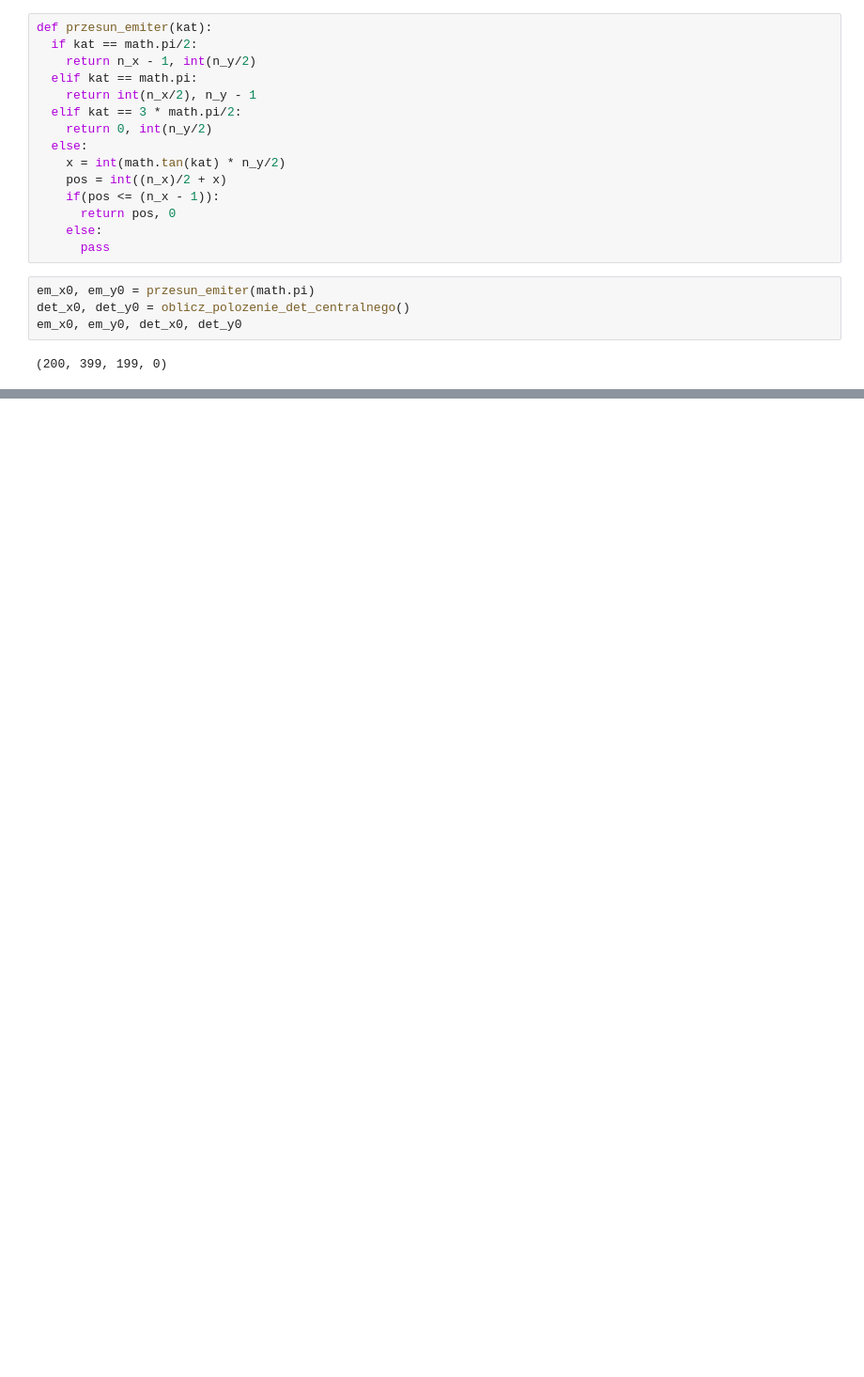
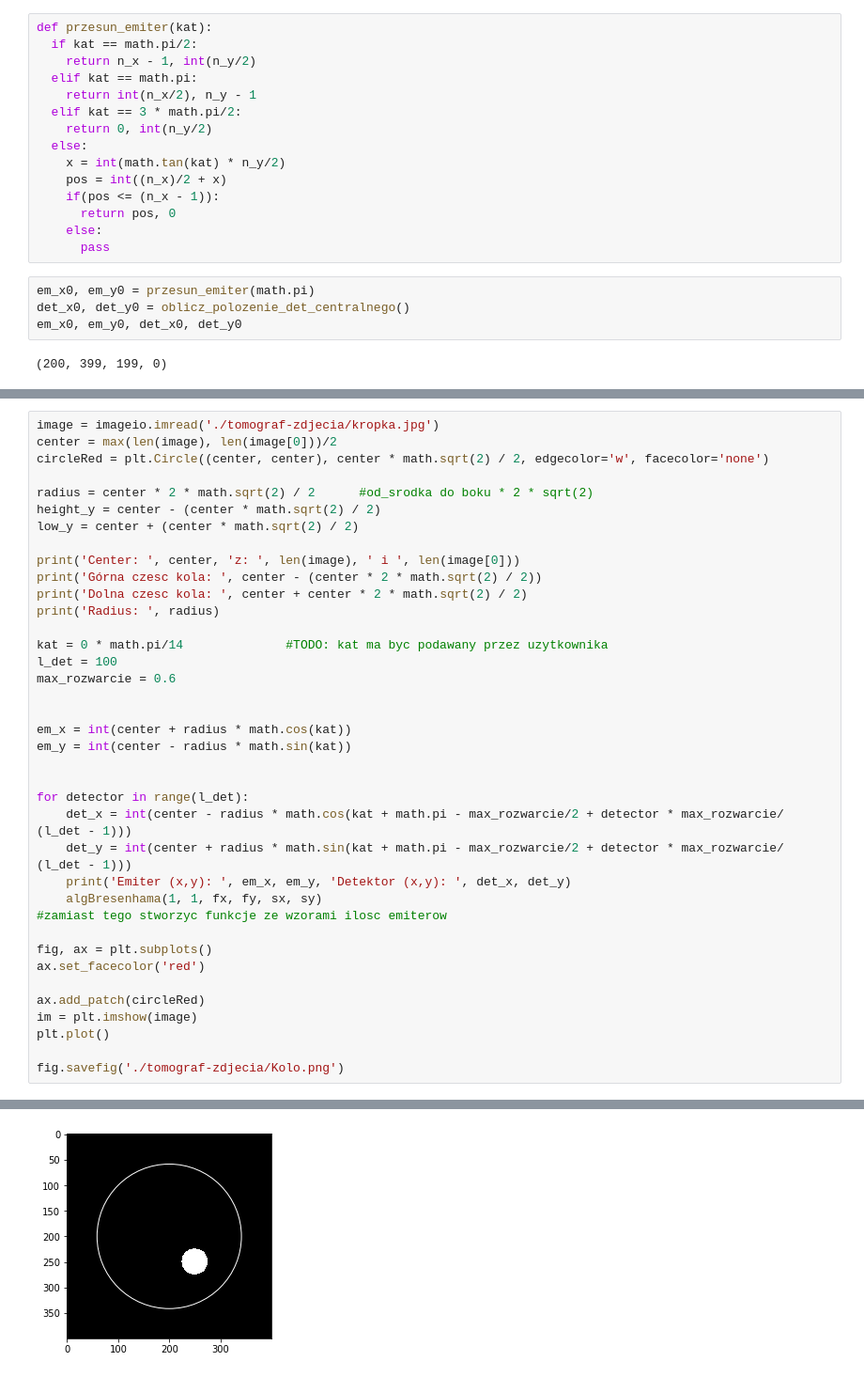
Before and after one commit to EwaKomkowska/Informatyka_w_medycynie, a Jupyter notebook: Tomograf.ipynb, the cells around one changed output, grey strips where cells are left out. Shown at 94% size. Cells and saved outputs as stored; diff of their text form; blank space fills up the shorter version.

```diff
--- a/Tomograf.ipynb
+++ b/Tomograf.ipynb
@@ -378,0 +395,39 @@ image = imageio.imread('/content/drive/My Drive/Colab Notebooks/Zdjecia/Kolo.jpg
+# %%
+image = imageio.imread('./tomograf-zdjecia/kropka.jpg')
+center = max(len(image), len(image[0]))/2
+circleRed = plt.Circle((center, center), center * math.sqrt(2) / 2, edgecolor='w', facecolor='none')
+
+radius = center * 2 * math.sqrt(2) / 2      #od_srodka do boku * 2 * sqrt(2)
+height_y = center - (center * math.sqrt(2) / 2)
+low_y = center + (center * math.sqrt(2) / 2)
+
+print('Center: ', center, 'z: ', len(image), ' i ', len(image[0]))
+print('Górna czesc kola: ', center - (center * 2 * math.sqrt(2) / 2))
+print('Dolna czesc kola: ', center + center * 2 * math.sqrt(2) / 2)
+print('Radius: ', radius)
+
+kat = 0 * math.pi/14              #TODO: kat ma byc podawany przez uzytkownika
+l_det = 100
+max_rozwarcie = 0.6
+
+
+em_x = int(center + radius * math.cos(kat))
+em_y = int(center - radius * math.sin(kat))
+
+
+for detector in range(l_det):
+    det_x = int(center - radius * math.cos(kat + math.pi - max_rozwarcie/2 + detector * max_rozwarcie/ (l_det - 1)))
+    det_y = int(center + radius * math.sin(kat + math.pi - max_rozwarcie/2 + detector * max_rozwarcie/ (l_det - 1)))
+    print('Emiter (x,y): ', em_x, em_y, 'Detektor (x,y): ', det_x, det_y)
+    algBresenhama(1, 1, fx, fy, sx, sy)
+#zamiast tego stworzyc funkcje ze wzorami ilosc emiterow
+
+fig, ax = plt.subplots()
+ax.set_facecolor('red')
+
+ax.add_patch(circleRed)
+im = plt.imshow(image)
+plt.plot()
+
+fig.savefig('./tomograf-zdjecia/Kolo.png')
+# %% [output]
@@ -378,0 +451 @@ image = imageio.imread('/content/drive/My Drive/Colab Notebooks/Zdjecia/Kolo.jpg
+[figure, added]
```
Also changed, not shown: parts of 6 cells of this notebook, 1 other file.
